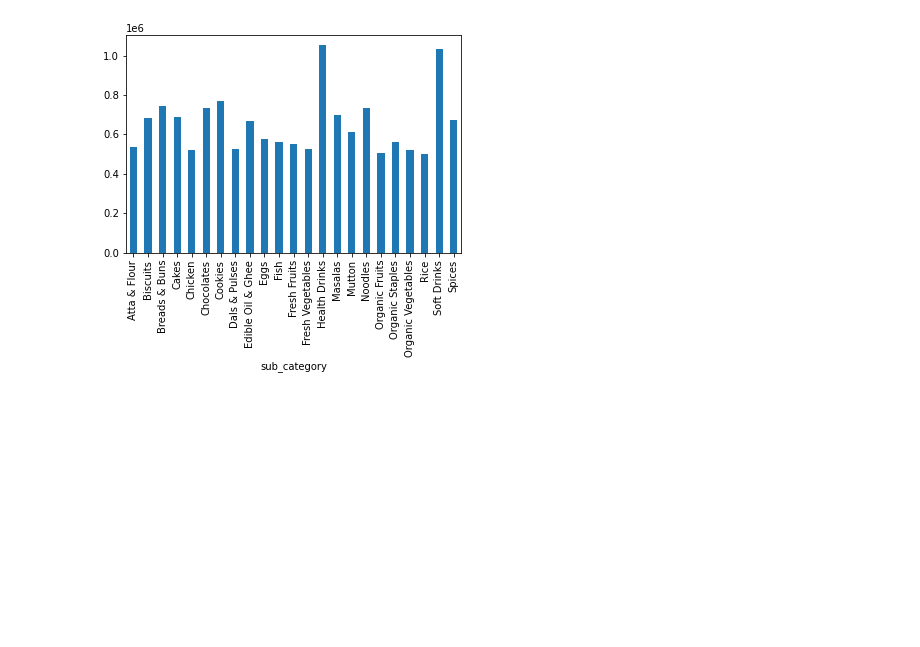
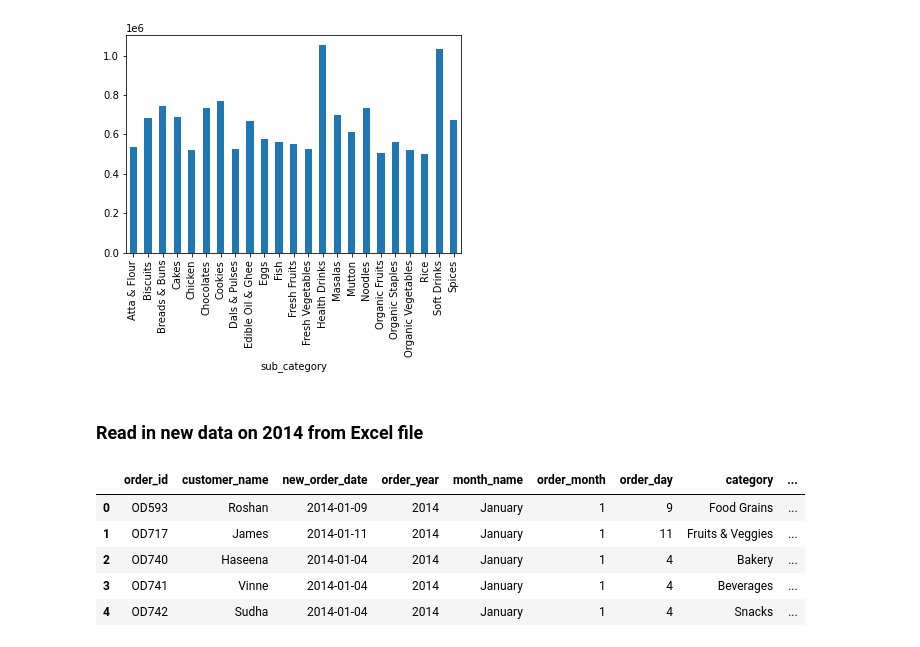
Before and after one commit to UCDPA-oneilld23/Grocery-Sales-project, a Jupyter notebook: UCDPA DON Assignment.ipynb, the cells around one changed output. Saved outputs shown, nothing was run; the diff lists cells and outputs as text; code cells hidden in the pictures; blank space fills up the shorter version.

```diff
--- a/UCDPA DON Assignment.ipynb
+++ b/UCDPA DON Assignment.ipynb
@@ -346,3 +346,5 @@ plt.show()
 # %%
 # the above graph shows highest sales in sub-categories of Health drinks and Soft drinks,
 # significantly higher than other sub-categories
+# %% [markdown]
+### Read in new data on 2014 from Excel file
@@ -348,0 +353,9 @@ plt.show()
+# %%
+Sales_data_2014.head()
+# %% [output]
+|  | order_id | customer_name | new_order_date | order_year | month_name | order_month | order_day | category | ... |
+| 0 | OD593 | Roshan | 2014-01-09 | 2014 | January | 1 | 9 | Food Grains | ... |
+| 1 | OD717 | James | 2014-01-11 | 2014 | January | 1 | 11 | Fruits & Veggies | ... |
+| 2 | OD740 | Haseena | 2014-01-04 | 2014 | January | 1 | 4 | Bakery | ... |
+| 3 | OD741 | Vinne | 2014-01-04 | 2014 | January | 1 | 4 | Beverages | ... |
+| 4 | OD742 | Sudha | 2014-01-04 | 2014 | January | 1 | 4 | Snacks | ... |
```
Also changed, not shown: parts of 22 cells of this notebook.
